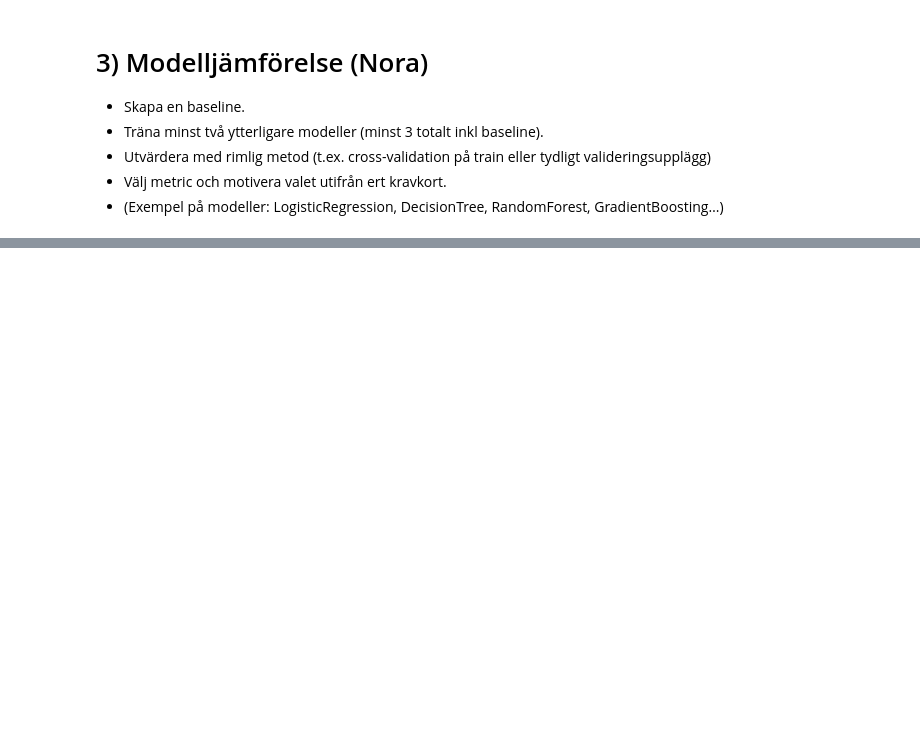
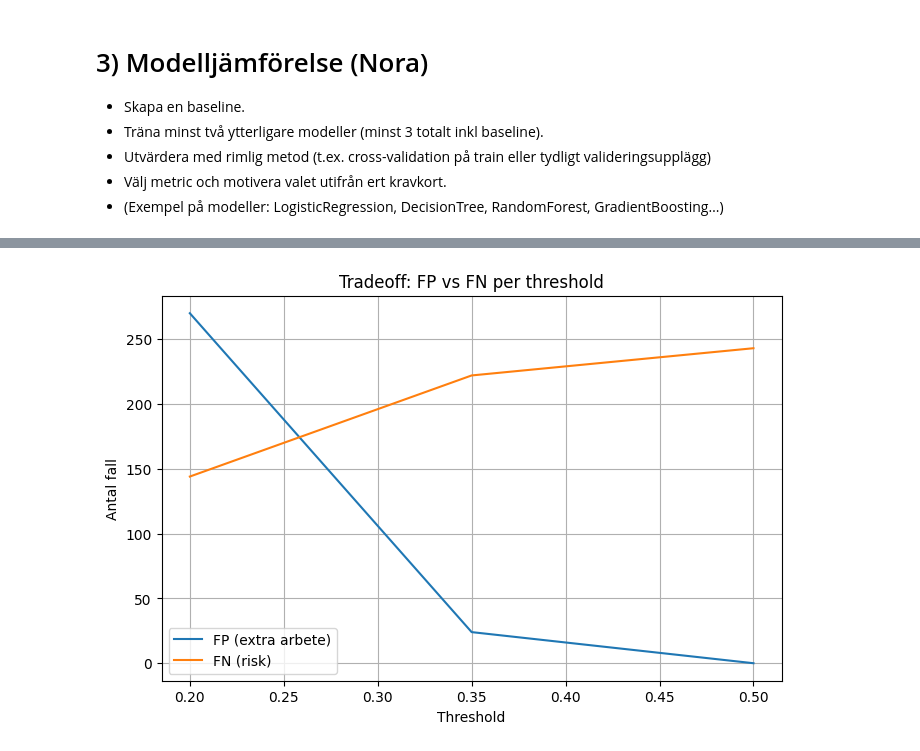
Before and after one commit to emanuelssonlinnea-rgb/ML_Grupp5, a Jupyter notebook: notebooks/report.ipynb, the cells around one changed output, grey strips where cells are left out. Saved outputs shown, nothing was run; the diff lists cells and outputs as text; code cells hidden in the pictures; blank space fills up the shorter version.

```diff
--- a/notebooks/report.ipynb
+++ b/notebooks/report.ipynb
@@ -356,0 +450,8 @@ Ni måste bestämma hur modellen ska användas i praktiken. Välj en strategi:
+# %%
+preprocess = ColumnTransformer(
+    transformers=[
+        ('num', numeric_transformer, numeric_features),
+        ('cat', categorical_transformer, categorical_features)
+    ],
+    remainder='drop'
+)
@@ -356,0 +556,22 @@ Ni måste bestämma hur modellen ska användas i praktiken. Välj en strategi:
+# %%
+from sklearn.metrics import confusion_matrix
+import pandas as pd
+
+cm_logreg = confusion_matrix(y_test, pred_logreg)
+cm_rf = confusion_matrix(y_test, pred_rf)
+
+print("Confusion Matrix - Logistic Regression:")
+print(pd.DataFrame(cm_logreg,
+                   columns=["Pred 0", "Pred 1"],
+                   index=["True 0", "True 1"]))
+
+print("\nConfusion Matrix - Random Forest:")
+print(pd.DataFrame(cm_rf,
+                   columns=["Pred 0", "Pred 1"],
+                   index=["True 0", "True 1"]))
+
+from sklearn.metrics import confusion_matrix
+
+cm = confusion_matrix(y_test, pred_logreg)
+tn, fp, fn, tp = cm.ravel()
+print(tn, fp, fn, tp)
@@ -356,0 +651,14 @@ Ni måste bestämma hur modellen ska användas i praktiken. Välj en strategi:
+# %%
+import matplotlib.pyplot as plt
+
+plt.figure(figsize=(8,5))
+plt.plot(df_results["Threshold"], df_results["FP"], label="FP (extra arbete)")
+plt.plot(df_results["Threshold"], df_results["FN"], label="FN (risk)")
+plt.xlabel("Threshold")
+plt.ylabel("Antal fall")
+plt.title("Tradeoff: FP vs FN per threshold")
+plt.legend()
+plt.grid(True)
+plt.show()
+# %% [output]
+[figure, added]
```
Also changed, not shown: parts of 23 cells of this notebook, 1 other file.
